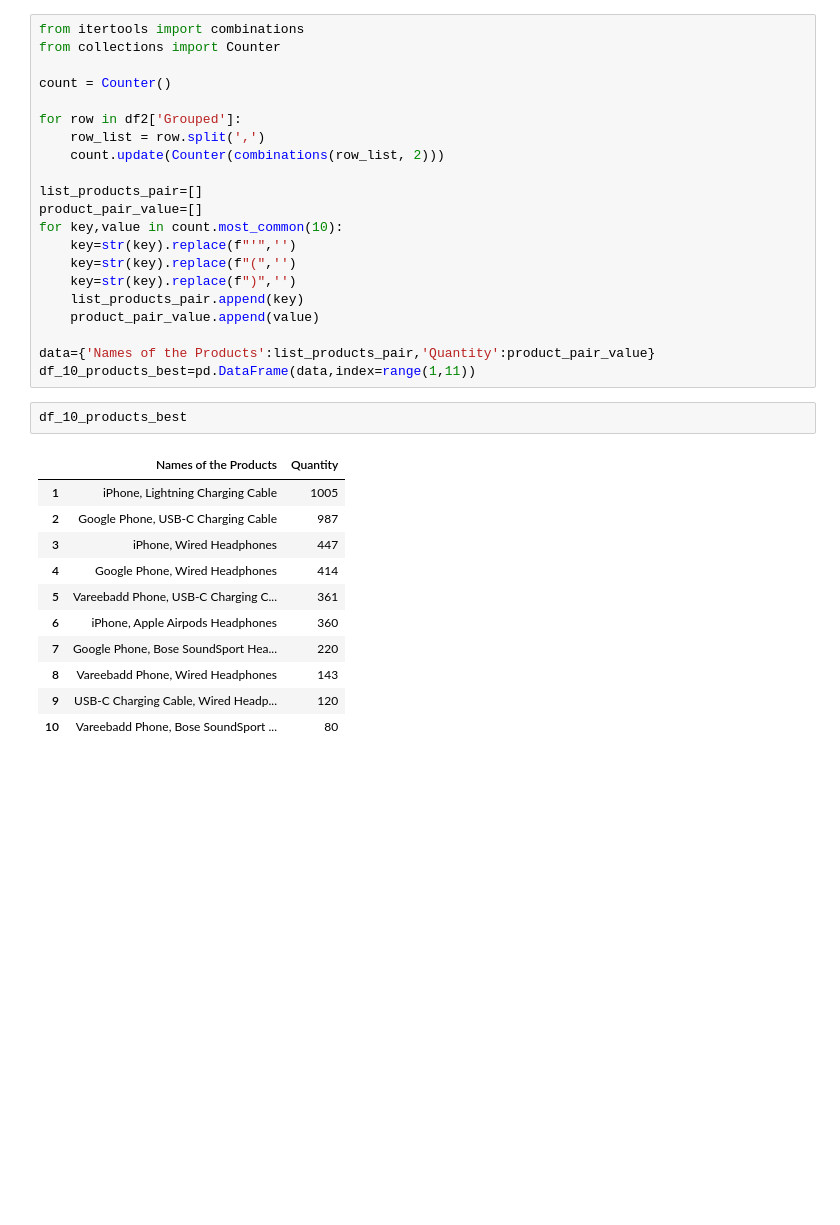
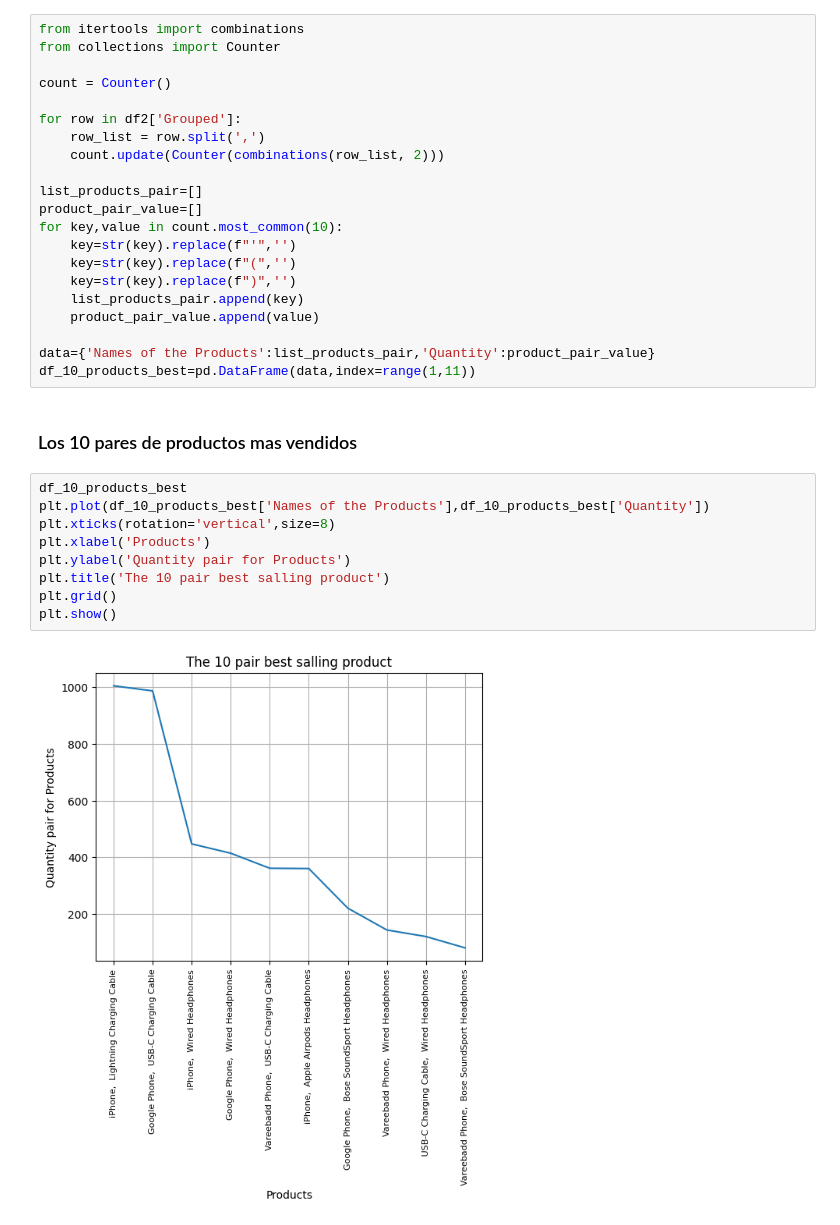
Before and after one commit to jhonthe77/Sales_Data, a Jupyter notebook: sales.ipynb, the cells around one changed output. Cells and saved outputs as stored; diff of their text form; blank space fills up the shorter version.

Commit message:
agrego la grafica de los 10 para de productos

```diff
--- a/sales.ipynb
+++ b/sales.ipynb
@@ -227,17 +227,16 @@ for key,value in count.most_common(10):
 
 data={'Names of the Products':list_products_pair,'Quantity':product_pair_value}
 df_10_products_best=pd.DataFrame(data,index=range(1,11))
-# %%
-df_10_products_best
-# %% [output]
-|  | Names of the Products | Quantity |
-| 1 | iPhone, Lightning Charging Cable | 1005 |
-| 2 | Google Phone, USB-C Charging Cable | 987 |
-| 3 | iPhone, Wired Headphones | 447 |
-| 4 | Google Phone, Wired Headphones | 414 |
-| 5 | Vareebadd Phone, USB-C Charging C... | 361 |
-| 6 | iPhone, Apple Airpods Headphones | 360 |
-| 7 | Google Phone, Bose SoundSport Hea... | 220 |
-| 8 | Vareebadd Phone, Wired Headphones | 143 |
-| 9 | USB-C Charging Cable, Wired Headp... | 120 |
-| 10 | Vareebadd Phone, Bose SoundSport ... | 80 |
+# %% [markdown]
+### Los 10 pares de productos mas vendidos
+# %%
+df_10_products_best
+plt.plot(df_10_products_best['Names of the Products'],df_10_products_best['Quantity'])
+plt.xticks(rotation='vertical',size=8)
+plt.xlabel('Products')
+plt.ylabel('Quantity pair for Products')
+plt.title('The 10 pair best salling product')
+plt.grid()
+plt.show()
+# %% [output]
+[figure, added]
```
